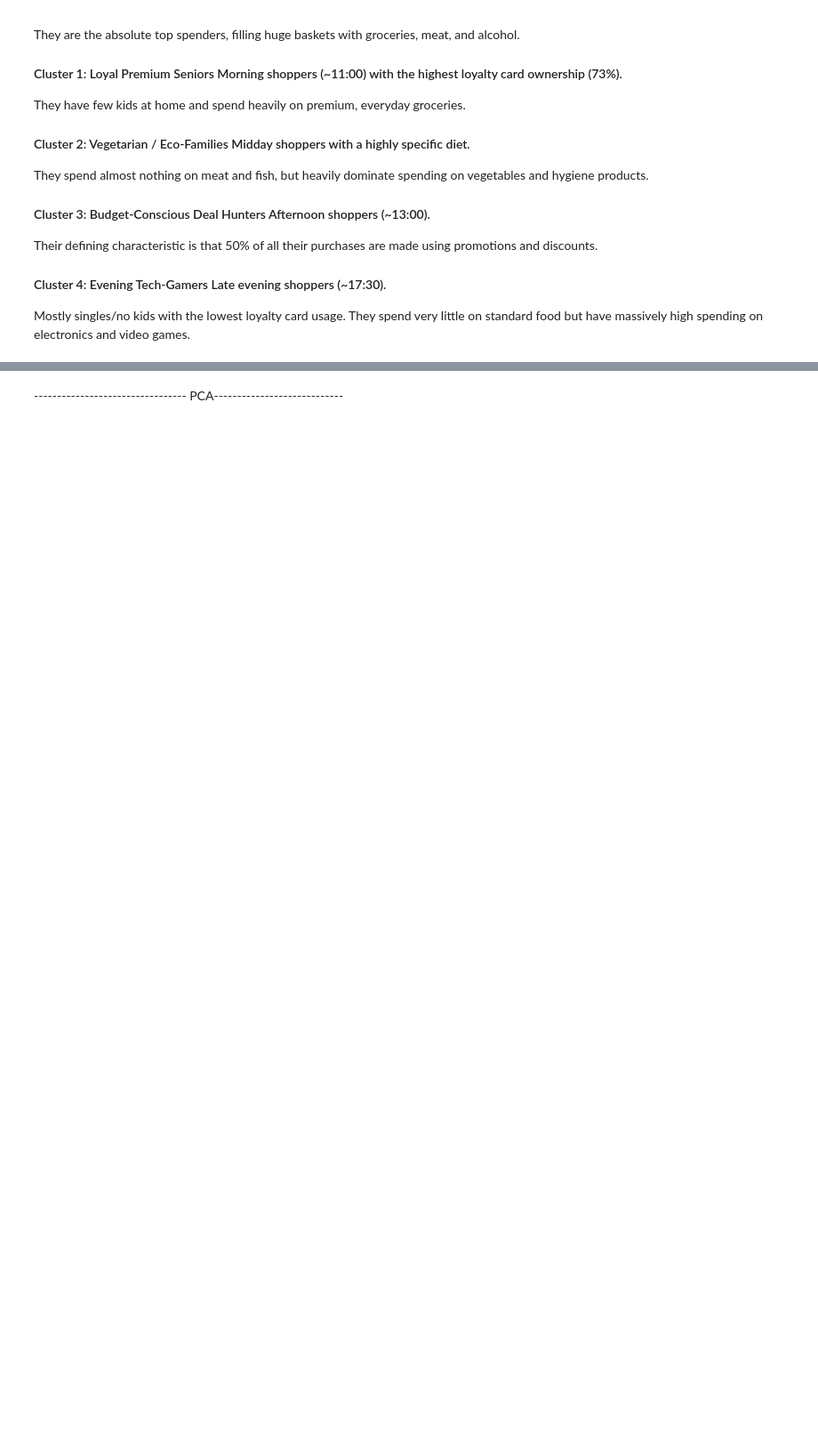
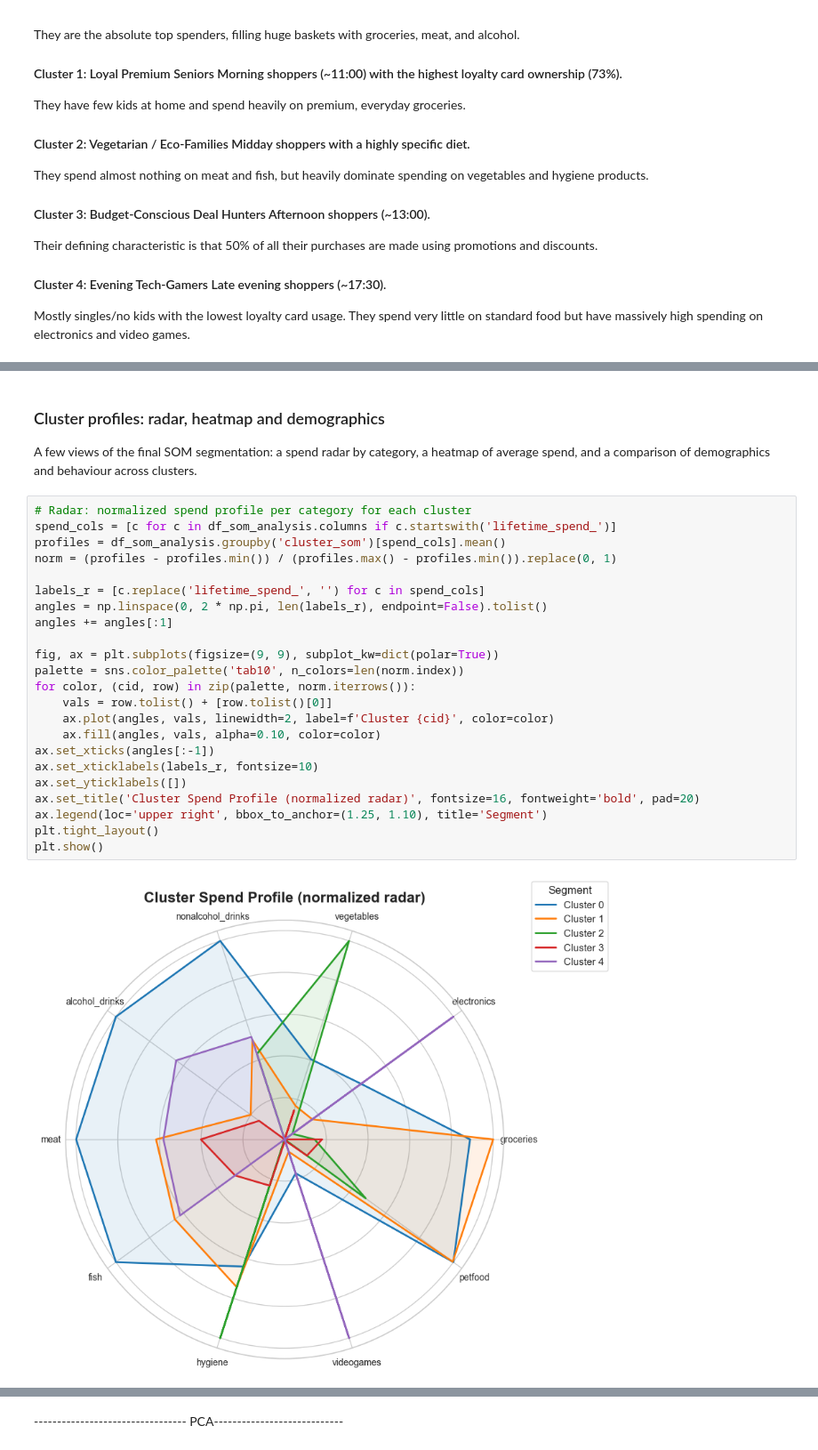
Before and after one commit to Sel-Kata/Project_ML2_Final, a Jupyter notebook: final_project.ipynb, the cells around one changed output, grey strips where cells are left out. Shown at 89% size. Drawn from its saved outputs; the diff is of its cells as text; blank space fills up the shorter version.

```diff
--- a/final_project.ipynb
+++ b/final_project.ipynb
@@ -464,0 +581,29 @@ Mostly singles/no kids with the lowest loyalty card usage. They spend very littl
+# %% [markdown]
+### Cluster profiles: radar, heatmap and demographics
+
+A few views of the final SOM segmentation: a spend radar by category, a heatmap of average spend, and a comparison of demographics and behaviour across clusters.
+# %%
+# Radar: normalized spend profile per category for each cluster
+spend_cols = [c for c in df_som_analysis.columns if c.startswith('lifetime_spend_')]
+profiles = df_som_analysis.groupby('cluster_som')[spend_cols].mean()
+norm = (profiles - profiles.min()) / (profiles.max() - profiles.min()).replace(0, 1)
+
+labels_r = [c.replace('lifetime_spend_', '') for c in spend_cols]
+angles = np.linspace(0, 2 * np.pi, len(labels_r), endpoint=False).tolist()
+angles += angles[:1]
+
+fig, ax = plt.subplots(figsize=(9, 9), subplot_kw=dict(polar=True))
+palette = sns.color_palette('tab10', n_colors=len(norm.index))
+for color, (cid, row) in zip(palette, norm.iterrows()):
+    vals = row.tolist() + [row.tolist()[0]]
+    ax.plot(angles, vals, linewidth=2, label=f'Cluster {cid}', color=color)
+    ax.fill(angles, vals, alpha=0.10, color=color)
+ax.set_xticks(angles[:-1])
+ax.set_xticklabels(labels_r, fontsize=10)
+ax.set_yticklabels([])
+ax.set_title('Cluster Spend Profile (normalized radar)', fontsize=16, fontweight='bold', pad=20)
+ax.legend(loc='upper right', bbox_to_anchor=(1.25, 1.10), title='Segment')
+plt.tight_layout()
+plt.show()
+# %% [output]
+[figure, added]
```
Also changed, not shown: parts of 28 cells of this notebook, 16 other files.
